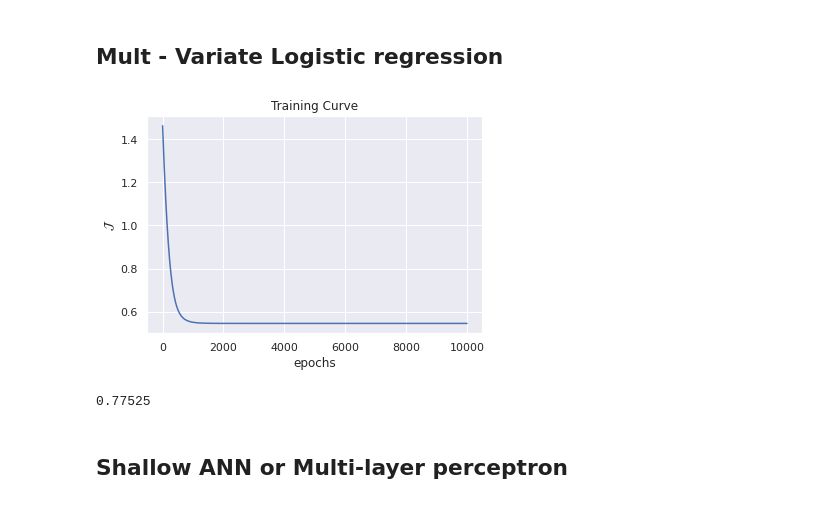
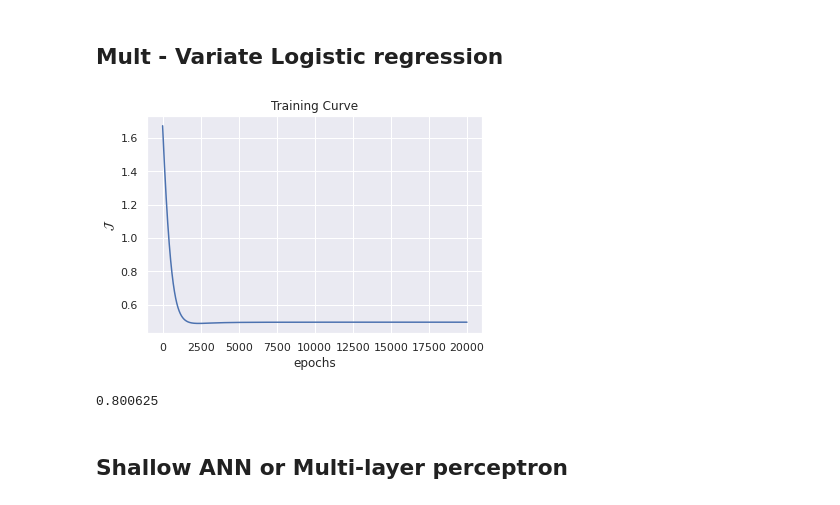
Before and after one commit to NatnaelMengistu1/DS, a Jupyter notebook: Third_Project.ipynb, the cells around one changed output. Saved outputs shown, nothing was run; the diff lists cells and outputs as text; code cells hidden in the pictures.

```diff
--- a/Third_Project.ipynb
+++ b/Third_Project.ipynb
@@ -296,6 +288,7 @@ import numpy as np
 import pandas as pd
 import matplotlib.pyplot as plt
 # %%
+
 def softmax(h):
   return (np.exp(h.T)/np.sum(np.exp(h), axis = 1)).T
 
@@ -306,6 +299,10 @@ def indices_to_one_hot(data, nb_Classes):
   targets = np.array(data).reshape(-1)
   return np.eye(nb_Classes)[targets]
 
+
+def sigmoid(H):
+  return 1 / (1 + np.exp(-H))
+
 def accuracy(y, y_hat):
   return np.mean(y==y_hat)
 # %%
@@ -344,7 +341,7 @@ class MVLogisticRegressioin():
       plt.title("Training Curve")
 
   def __forward__(self,X):
-    return softmax(X@self.W+ self.B)
+    return sigmoid(X@self.W+ self.B)
 
 
   def predict(self ,  X): #for nlp probability is the best way to go
@@ -352,15 +349,15 @@ class MVLogisticRegressioin():
 # %%
 multlogreg = MVLogisticRegressioin()
 # %%
-multlogreg.fit(X,y,epochs=1e4,eta=1e-2, show_curve=True) #eta is learnig rate
+multlogreg.fit(X,y,epochs=2e4,eta=1e-2, show_curve=True) #eta is learnig rate
 # %% [output]
-[figure, old version]
+[figure, new version]
 # %%
 y_hat = multlogreg.predict(X)
 # %%
 accuracy(y, y_hat)
 # %% [output]
-0.77525
+0.800625
 # %% [markdown]
 ## Shallow ANN or Multi-layer perceptron
 # %%
```
Also changed, not shown: parts of 7 cells of this notebook.
